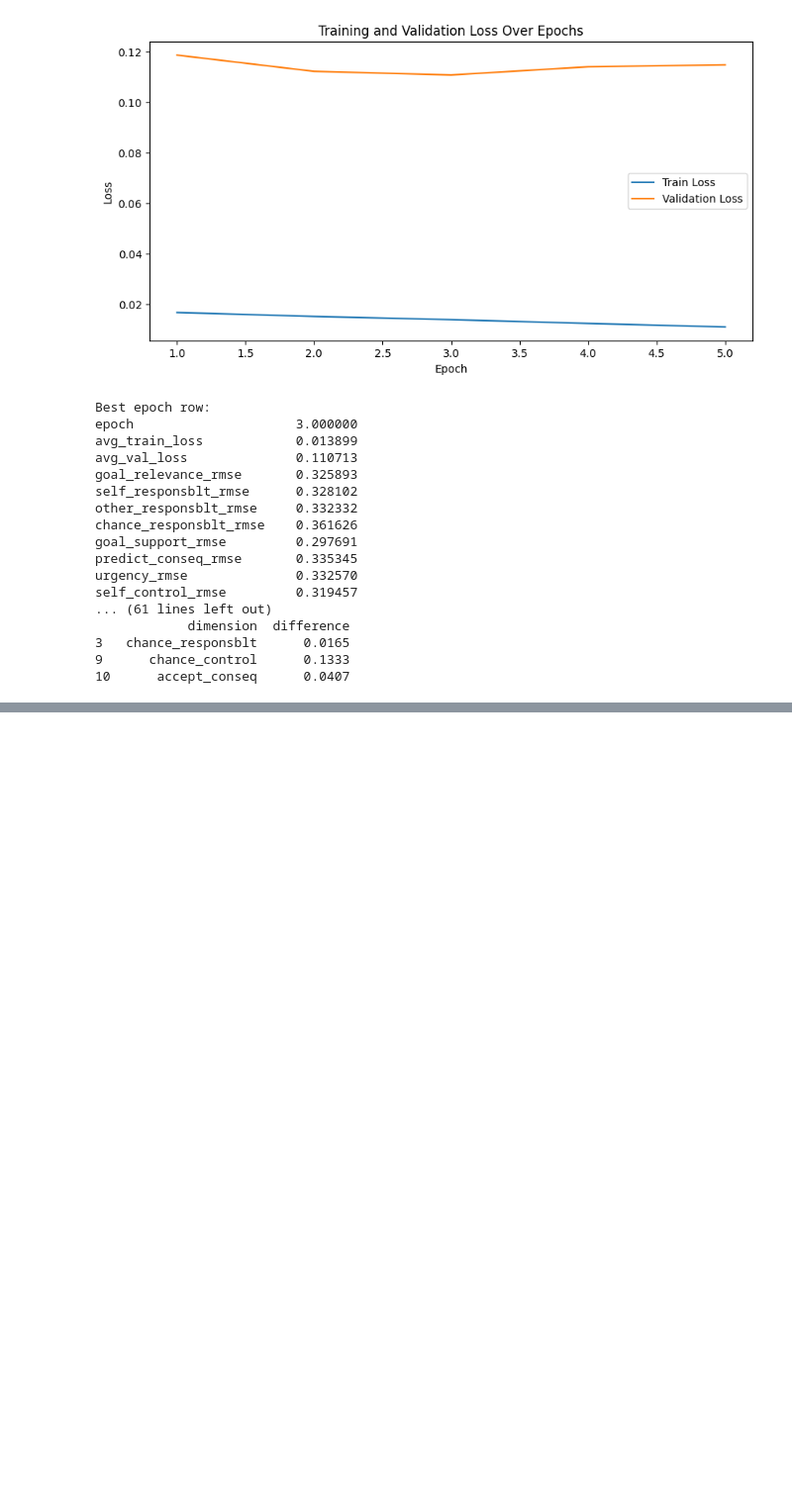
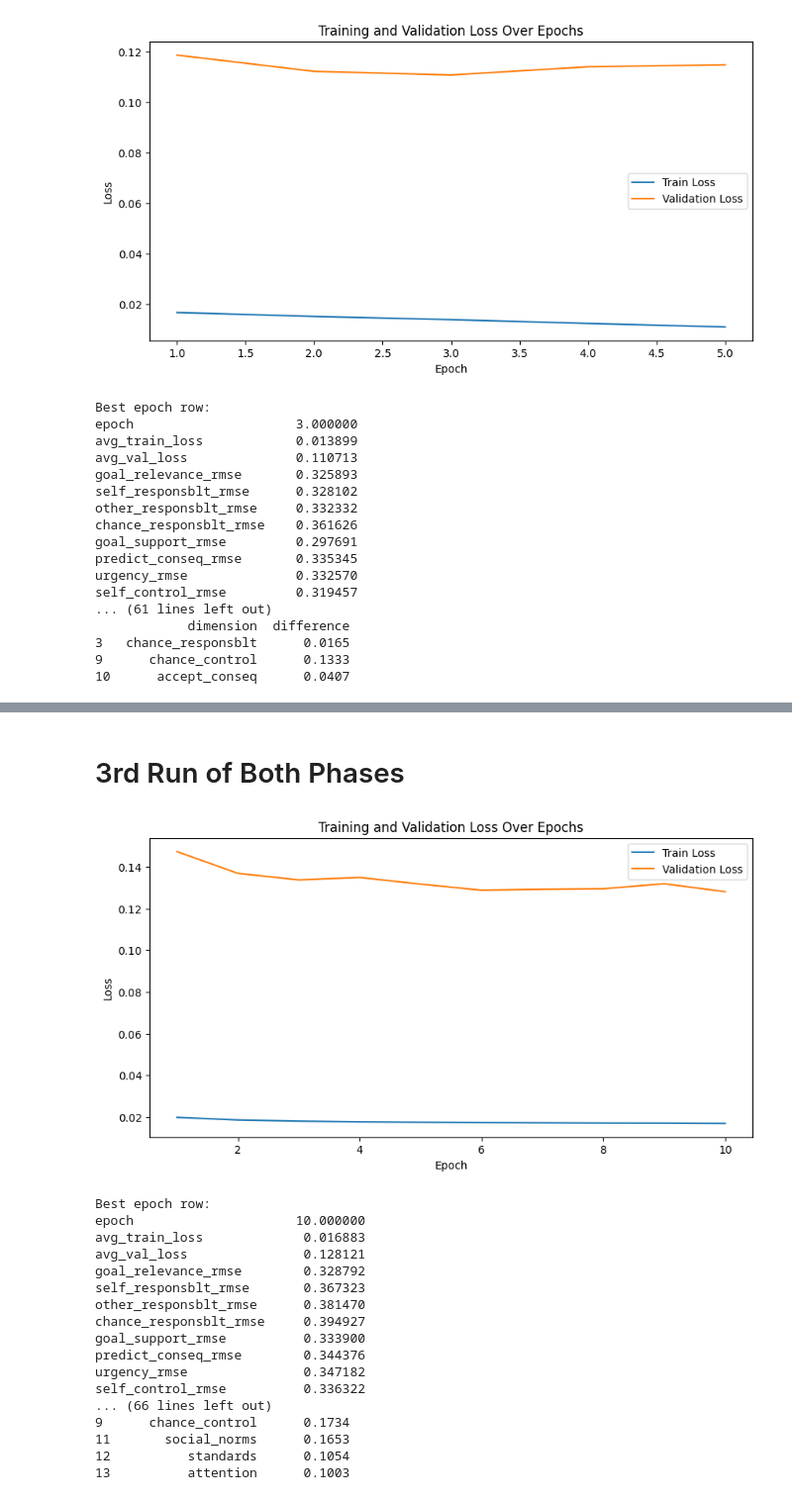
Before and after one commit to sooyeon-l/nlp-appraisal, a Jupyter notebook: notebooks/04_results_analysis.ipynb, the cells around one changed output, grey strips where cells are left out. Shown at 99% size. Saved outputs shown, nothing was run; the diff lists cells and outputs as text; code cells hidden in the pictures; blank space fills up the shorter version.

```diff
--- a/notebooks/04_results_analysis.ipynb
+++ b/notebooks/04_results_analysis.ipynb
@@ -20,7 +21,7 @@ print(len(checkpoint))
 <class 'collections.OrderedDict'>
 201
 # %%
-log = pd.read_csv(REPO_ROOT + '/outputs/training_log_1.csv')
+log = pd.read_csv(REPO_ROOT + '/outputs/training_log_phase1.csv')
 print(log)
 # %% [output]
    epoch  avg_train_loss  avg_val_loss  goal_relevance_rmse  \
@@ -85,15 +86,18 @@ def analyze_training_log(phase_name):
     return rmse_dict, rmse_df
 
 def compare_to_paper(rmse_dict, paper_rmse_dict):
+    dims = list(rmse_dict.keys())
     comparison_df = pd.DataFrame({
-        'dimension': list(rmse_dict.keys()),
-        'model_rmse_scaled': [val * 4 for val in rmse_dict.values()],
-        'paper_rmse': [paper_rmse_dict[dim] for dim in rmse_dict.keys()],
-        'difference': [rmse_dict[dim] * 4 - paper_rmse_dict[dim] for dim in rmse_dict.keys()],
-        'better_than_paper': [rmse_dict[dim] * 4 < paper_rmse_dict[dim] for dim in rmse_dict.keys()]
+        'dimension': dims,
+        'model_rmse_scaled': [rmse_dict[d] * 4 for d in dims],
+        'paper_rmse': [paper_rmse_dict[d] for d in dims],
+        'difference': [rmse_dict[d] * 4 - paper_rmse_dict[d] for d in dims],
+        'better_than_paper': [rmse_dict[d] * 4 < paper_rmse_dict[d] for d in dims]
     })
-    # Return two dfs: one df showing dimensions where paper outperforms this model and how much rounded to 4 decimal places and the other comparison_df
-    worse_than_paper_df = comparison_df.loc[comparison_df['better_than_paper'] == False, ['dimension', 'difference']].copy()
+    worse_than_paper_df = comparison_df.loc[
+        comparison_df['better_than_paper'] == False,
+        ['dimension', 'difference']
+    ].copy()
     worse_than_paper_df['difference'] = worse_than_paper_df['difference'].round(4)
     return worse_than_paper_df, comparison_df
 # %%
@@ -380,0 +386,35 @@ print(comparison_full.to_string())
+# %% [markdown]
+# 3rd Run of Both Phases
+# %%
+# Analyze the first training log again to confirm results are consistent
+# Running on wd01_do02_p5_frozen
+
+phase_name = 'wd01_do02_p5_frozen'
+
+rmse_dict_wd01_do02_p5_frozen, rmse_df_wd01_do02_p5_frozen = analyze_training_log(phase_name)
+worse_than_paper_df_wd01_do02_p5_frozen,comparison_df_wd01_do02_p5_frozen = compare_to_paper(rmse_dict_wd01_do02_p5_frozen, paper_rmse)
+print(rmse_dict_wd01_do02_p5_frozen)
+print(rmse_df_wd01_do02_p5_frozen)
+print("Average scaled RMSE across dimensions:", np.mean(list(rmse_dict_wd01_do02_p5_frozen.values())).round(4) * 4)
+print(comparison_df_wd01_do02_p5_frozen)
+print("Dimensions where model performs worse than paper:")
+print(worse_than_paper_df_wd01_do02_p5_frozen)
+# %% [output]
+[figure, added]
+Best epoch row:
+epoch                     10.000000
+avg_train_loss             0.016883
+avg_val_loss               0.128121
+goal_relevance_rmse        0.328792
+self_responsblt_rmse       0.367323
+other_responsblt_rmse      0.381470
+chance_responsblt_rmse     0.394927
+goal_support_rmse          0.333900
+predict_conseq_rmse        0.344376
+urgency_rmse               0.347182
+self_control_rmse          0.336322
+... (66 lines left out)
+9      chance_control      0.1734
+11       social_norms      0.1653
+12          standards      0.1054
+13          attention      0.1003
```
Also changed, not shown: parts of 20 cells of this notebook, 5 other files.
